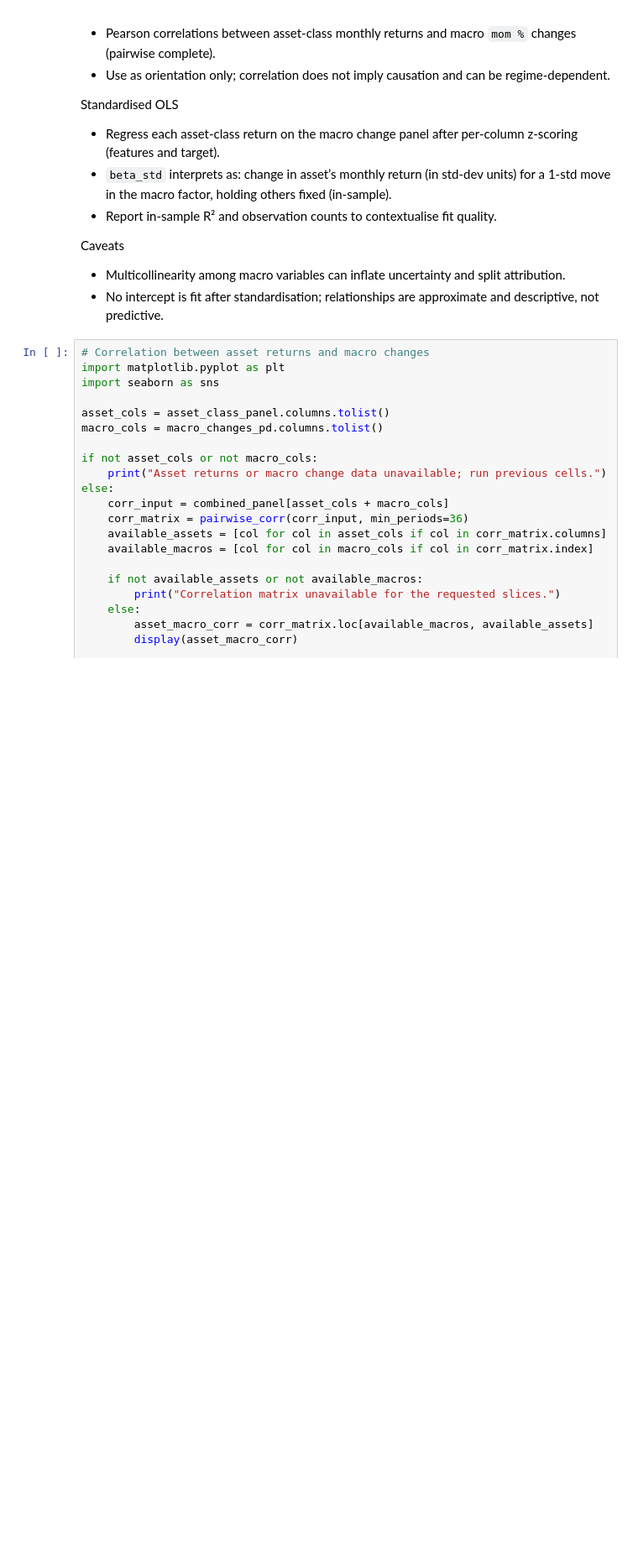
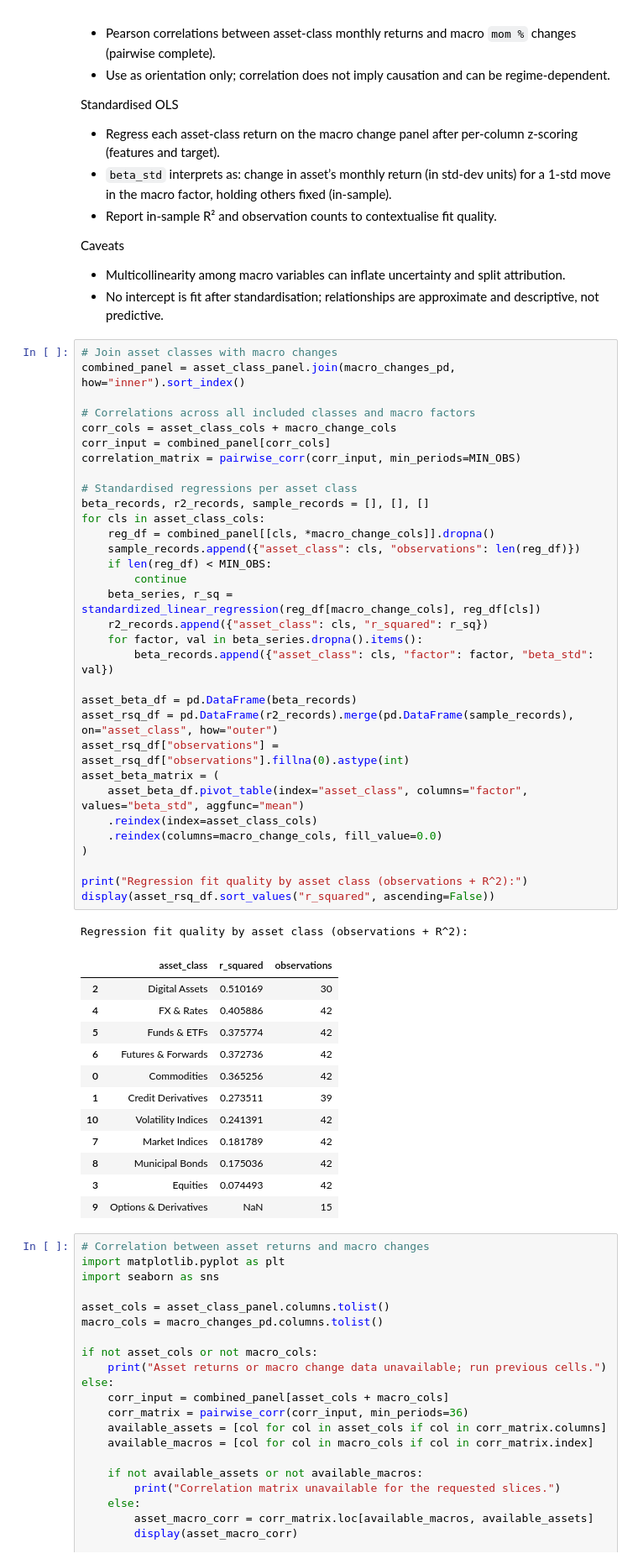
Before and after one commit to kecheng-shi/Nexus-data-preprocessing, a Jupyter notebook: Nexus Data Analysis.ipynb, the cells around one changed output. Shown at 84% size. Saved outputs shown, nothing was run; the diff lists cells and outputs as text; blank space fills up the shorter version.

```diff
--- a/Nexus Data Analysis.ipynb
+++ b/Nexus Data Analysis.ipynb
@@ -1089,6 +1140,52 @@ Standardised OLS
 Caveats
 - Multicollinearity among macro variables can inflate uncertainty and split attribution.
 - No intercept is fit after standardisation; relationships are approximate and descriptive, not predictive.
+# %%
+# Join asset classes with macro changes
+combined_panel = asset_class_panel.join(macro_changes_pd, how="inner").sort_index()
+
+# Correlations across all included classes and macro factors
+corr_cols = asset_class_cols + macro_change_cols
+corr_input = combined_panel[corr_cols]
+correlation_matrix = pairwise_corr(corr_input, min_periods=MIN_OBS)
+
+# Standardised regressions per asset class
+beta_records, r2_records, sample_records = [], [], []
+for cls in asset_class_cols:
+    reg_df = combined_panel[[cls, *macro_change_cols]].dropna()
+    sample_records.append({"asset_class": cls, "observations": len(reg_df)})
+    if len(reg_df) < MIN_OBS:
+        continue
+    beta_series, r_sq = standardized_linear_regression(reg_df[macro_change_cols], reg_df[cls])
+    r2_records.append({"asset_class": cls, "r_squared": r_sq})
+    for factor, val in beta_series.dropna().items():
+        beta_records.append({"asset_class": cls, "factor": factor, "beta_std": val})
+
+asset_beta_df = pd.DataFrame(beta_records)
+asset_rsq_df = pd.DataFrame(r2_records).merge(pd.DataFrame(sample_records), on="asset_class", how="outer")
+asset_rsq_df["observations"] = asset_rsq_df["observations"].fillna(0).astype(int)
+asset_beta_matrix = (
+    asset_beta_df.pivot_table(index="asset_class", columns="factor", values="beta_std", aggfunc="mean")
+    .reindex(index=asset_class_cols)
+    .reindex(columns=macro_change_cols, fill_value=0.0)
+)
+
+print("Regression fit quality by asset class (observations + R^2):")
+display(asset_rsq_df.sort_values("r_squared", ascending=False))
+# %% [output]
+Regression fit quality by asset class (observations + R^2):
+|  | asset_class | r_squared | observations |
+| 2 | Digital Assets | 0.510169 | 30 |
+| 4 | FX & Rates | 0.405886 | 42 |
+| 5 | Funds & ETFs | 0.375774 | 42 |
+| 6 | Futures & Forwards | 0.372736 | 42 |
+| 0 | Commodities | 0.365256 | 42 |
+| 1 | Credit Derivatives | 0.273511 | 39 |
+| 10 | Volatility Indices | 0.241391 | 42 |
+| 7 | Market Indices | 0.181789 | 42 |
+| 8 | Municipal Bonds | 0.175036 | 42 |
+| 3 | Equities | 0.074493 | 42 |
+| 9 | Options & Derivatives | NaN | 15 |
 # %%
 # Correlation between asset returns and macro changes
 import matplotlib.pyplot as plt
```
Also changed, not shown: parts of 1 cell of this notebook, 1 other file.
